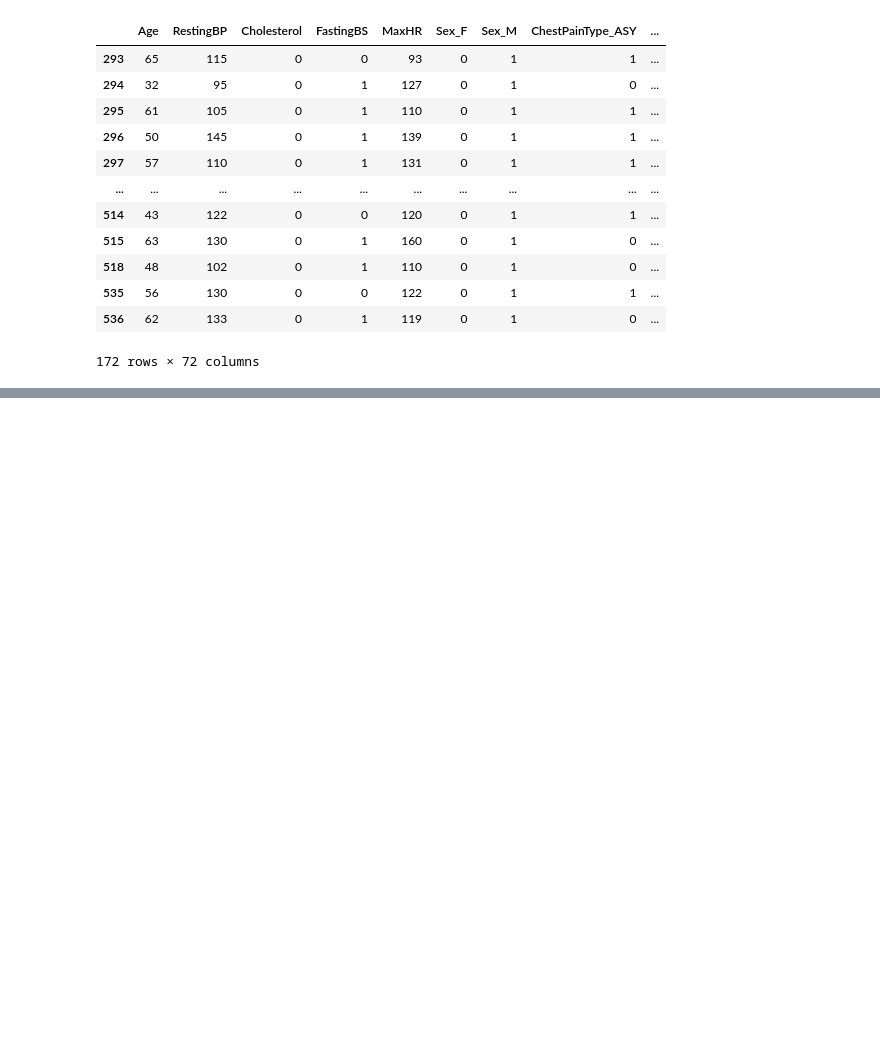
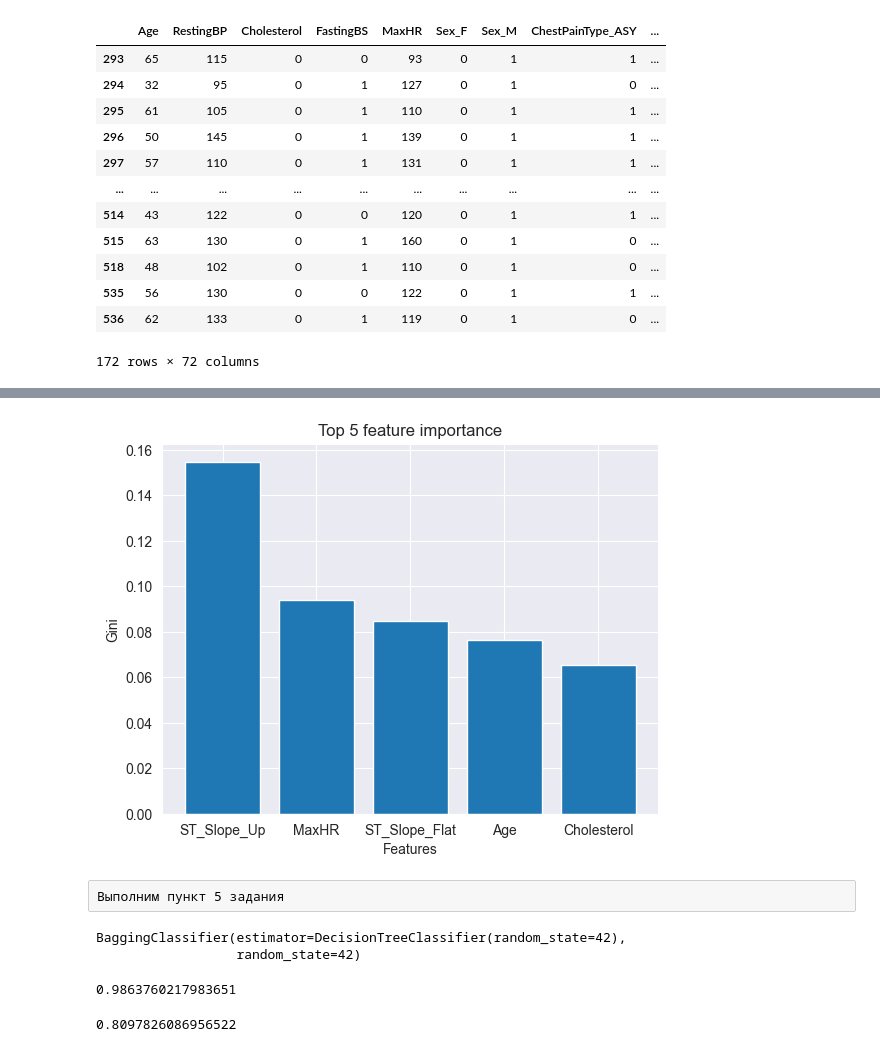
Before and after one commit to Nerobite/features_building_models, a Jupyter notebook: Ensemble.ipynb, the cells around one changed output, grey strips where cells are left out. Drawn from its saved outputs; the diff is of its cells as text; code cells hidden in the pictures; blank space fills up the shorter version.

```diff
--- a/Ensemble.ipynb
+++ b/Ensemble.ipynb
@@ -204,0 +275,2 @@ X.info()
+# %%
+model_rnd_tree.fit(X_train, y_train)
@@ -204,0 +312,9 @@ X.info()
+# %%
+# Выявляем наиболее важные признаки и выводим на график.
+
+imp = pd.Series(model_rnd_tree.feature_importances_)
+# %%
+imp.index = pd.Series(X_train.columns)
+# %%
+imp = imp.sort_values(ascending=False)
+imp
@@ -204,0 +334,10 @@ X.info()
+# %%
+plt.title('Top 5 feature importance')
+plt.xlabel('Features')
+plt.ylabel('Gini')
+plt.bar(imp.head().index, imp.head())
+plt.show()
+# %% [output]
+[figure, added]
+# %% [raw]
+Выполним пункт 5 задания
@@ -204,0 +347,14 @@ X.info()
+# %%
+bagging.fit(X_train, y_train)
+# %% [output]
+BaggingClassifier(estimator=DecisionTreeClassifier(random_state=42),
+                  random_state=42)
+# %%
+bagging.score(X_train, y_train)
+# %% [output]
+0.9863760217983651
+# %%
+score_b = bagging.score(X_test, y_test)
+score_b
+# %% [output]
+0.8097826086956522
```
Also changed, not shown: parts of 33 cells of this notebook.
